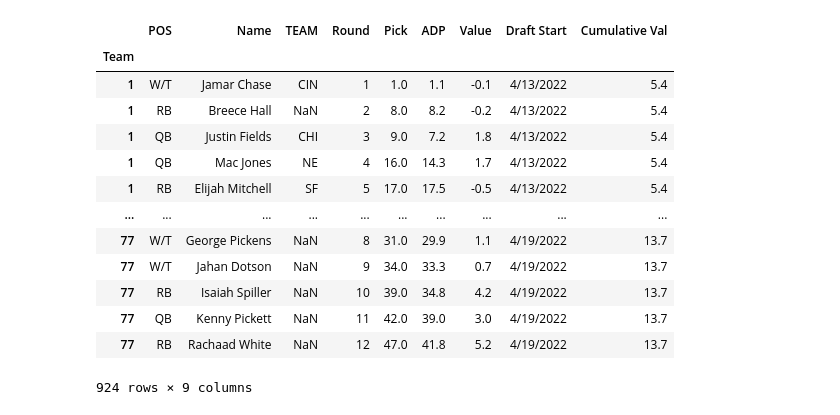
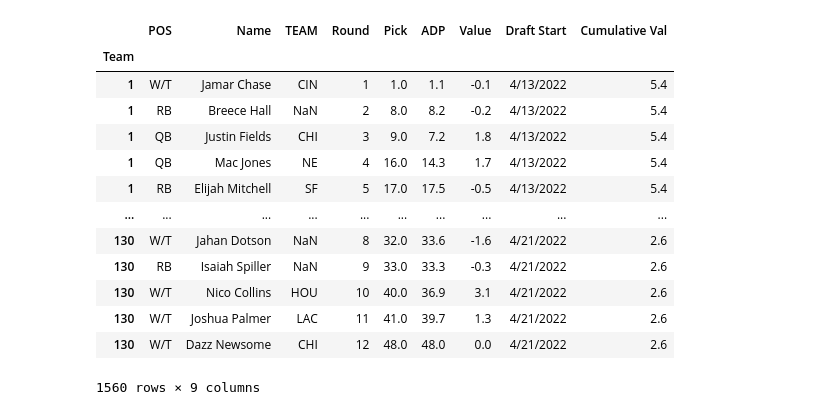
Before and after one commit to AndrewRucker/Fantasy-Football-and-Betting, a Jupyter notebook: BestBall/Underdog/Rookie-and-Sophomores/Rookie_and_Soph.ipynb, the cells around one changed output. Cells and saved outputs as stored; diff of their text form; code cells hidden in the pictures.

```diff
--- a/BestBall/Underdog/Rookie-and-Sophomores/Rookie_and_Soph.ipynb
+++ b/BestBall/Underdog/Rookie-and-Sophomores/Rookie_and_Soph.ipynb
@@ -12,22 +14,22 @@ sns.set_context(font_scale=2)
 pd.options.mode.chained_assignment = None
 # %%
 #Read in CSV to dataframe
-url = 'https://raw.githubusercontent.com/AndrewRucker/Fantasy-Football-and-Betting/main/BestBall/Underdog/UD%20Teams.xlsx%20-%20UD%20Rookies%20%2B%20Sophomores.csv'
+url = 'https://raw.githubusercontent.com/AndrewRucker/Fantasy-Football-and-Betting/main/BestBall/Underdog/Rookie-and-Sophomores/UD%20Teams.xlsx%20-%20UD%20Rookies%20%2B%20Sophomores.csv'
 df = pd.read_csv(url, index_col='Team')
 
 df
 # %% [output]
 |  | POS | Name | TEAM | Round | Pick | ADP | Value | Draft Start | Cumulative Val |
 | Team |  |  |  |  |  |  |  |  |  |
 | 1 | W/T | Jamar Chase | CIN | 1 | 1.0 | 1.1 | -0.1 | 4/13/2022 | 5.4 |
 | 1 | RB | Breece Hall | NaN | 2 | 8.0 | 8.2 | -0.2 | 4/13/2022 | 5.4 |
 | 1 | QB | Justin Fields | CHI | 3 | 9.0 | 7.2 | 1.8 | 4/13/2022 | 5.4 |
 | 1 | QB | Mac Jones | NE | 4 | 16.0 | 14.3 | 1.7 | 4/13/2022 | 5.4 |
 | 1 | RB | Elijah Mitchell | SF | 5 | 17.0 | 17.5 | -0.5 | 4/13/2022 | 5.4 |
 | ... | ... | ... | ... | ... | ... | ... | ... | ... | ... |
-| 77 | W/T | George Pickens | NaN | 8 | 31.0 | 29.9 | 1.1 | 4/19/2022 | 13.7 |
-| 77 | W/T | Jahan Dotson | NaN | 9 | 34.0 | 33.3 | 0.7 | 4/19/2022 | 13.7 |
-| 77 | RB | Isaiah Spiller | NaN | 10 | 39.0 | 34.8 | 4.2 | 4/19/2022 | 13.7 |
-| 77 | QB | Kenny Pickett | NaN | 11 | 42.0 | 39.0 | 3.0 | 4/19/2022 | 13.7 |
-| 77 | RB | Rachaad White | NaN | 12 | 47.0 | 41.8 | 5.2 | 4/19/2022 | 13.7 |
+| 130 | W/T | Jahan Dotson | NaN | 8 | 32.0 | 33.6 | -1.6 | 4/21/2022 | 2.6 |
+| 130 | RB | Isaiah Spiller | NaN | 9 | 33.0 | 33.3 | -0.3 | 4/21/2022 | 2.6 |
+| 130 | W/T | Nico Collins | HOU | 10 | 40.0 | 36.9 | 3.1 | 4/21/2022 | 2.6 |
+| 130 | W/T | Joshua Palmer | LAC | 11 | 41.0 | 39.7 | 1.3 | 4/21/2022 | 2.6 |
+| 130 | W/T | Dazz Newsome | CHI | 12 | 48.0 | 48.0 | 0.0 | 4/21/2022 | 2.6 |
-924 rows × 9 columns
+1560 rows × 9 columns
```
Also changed, not shown: parts of 14 cells of this notebook.
